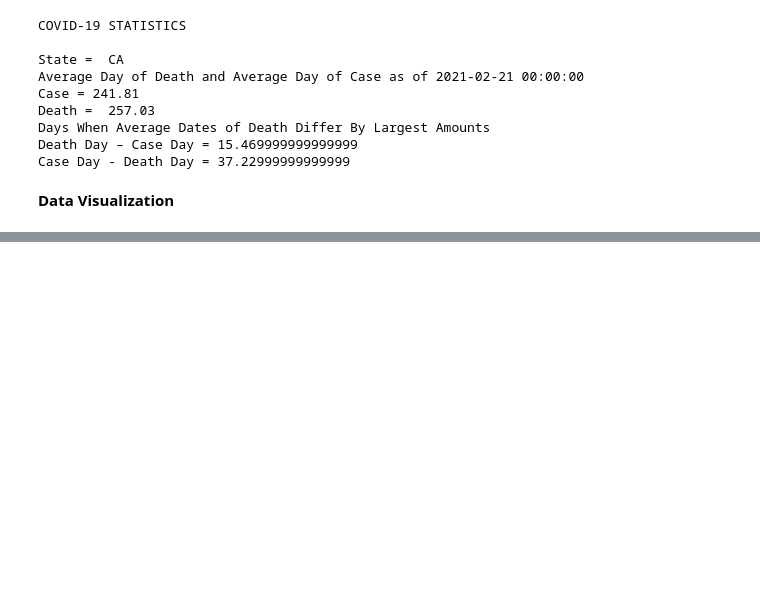
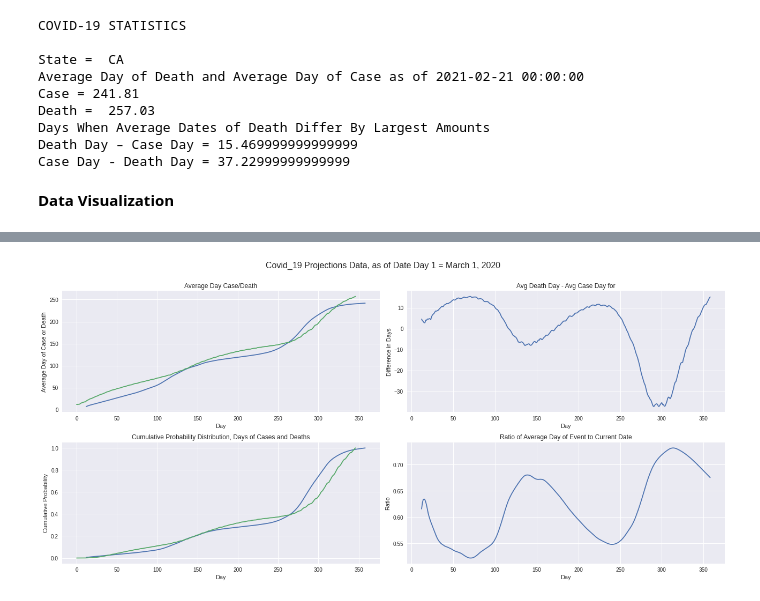
Before and after one commit to drewm8080/Analyzing-COVID-19-Data, a Jupyter notebook: COVID_19_Projections_Data.ipynb, the cells around one changed output, grey strips where cells are left out. Saved outputs shown, nothing was run; the diff lists cells and outputs as text; code cells hidden in the pictures; blank space fills up the shorter version.

```diff
--- a/COVID_19_Projections_Data.ipynb
+++ b/COVID_19_Projections_Data.ipynb
@@ -167,0 +152,35 @@ plt.style.use('seaborn')
+# %%
+plt.figure(figsize = (18,8))
+
+plt.subplot(2,2,1)
+plt.plot(df['Day'], df['Avg day of case'],df['Avg day of death'])
+plt.title('Average Day Case/Death')
+plt.xlabel('Day')
+plt.ylabel('Average Day of Case or Death')
+
+plt.subplot(2,2,2)
+plt.plot(df['Day'], df['Avg Death Day - Avg Case Day'])
+plt.title('Avg Death Day - Avg Case Day for')
+plt.xlabel('Day')
+plt.ylabel('Difference in Days')
+
+plt.subplot(2,2,3)
+plt.plot(df['Day'],df['cdf_cases'],df['cdf_deaths'])
+plt.title('Cumulative Probability Distribution, Days of Cases and Deaths')
+plt.xlabel('Day')
+plt.ylabel('Cumulative Probability')
+
+plt.subplot(2,2,4)
+plt.plot(df['Day'], df['Avg Day of Case/ Current Day'])
+plt.title('Ratio of Average Day of Event to Current Date')
+plt.xlabel('Day')
+plt.ylabel('Ratio')
+
+
+
+plt.suptitle('Covid_19 Projections Data, as of Date Day 1 = March 1, 2020', size= 16,y=1.05)
+plt.tight_layout()
+
+plt.style.use('seaborn')
+# %% [output]
+[figure, added]
```
Also changed, not shown: parts of 5 cells of this notebook.
